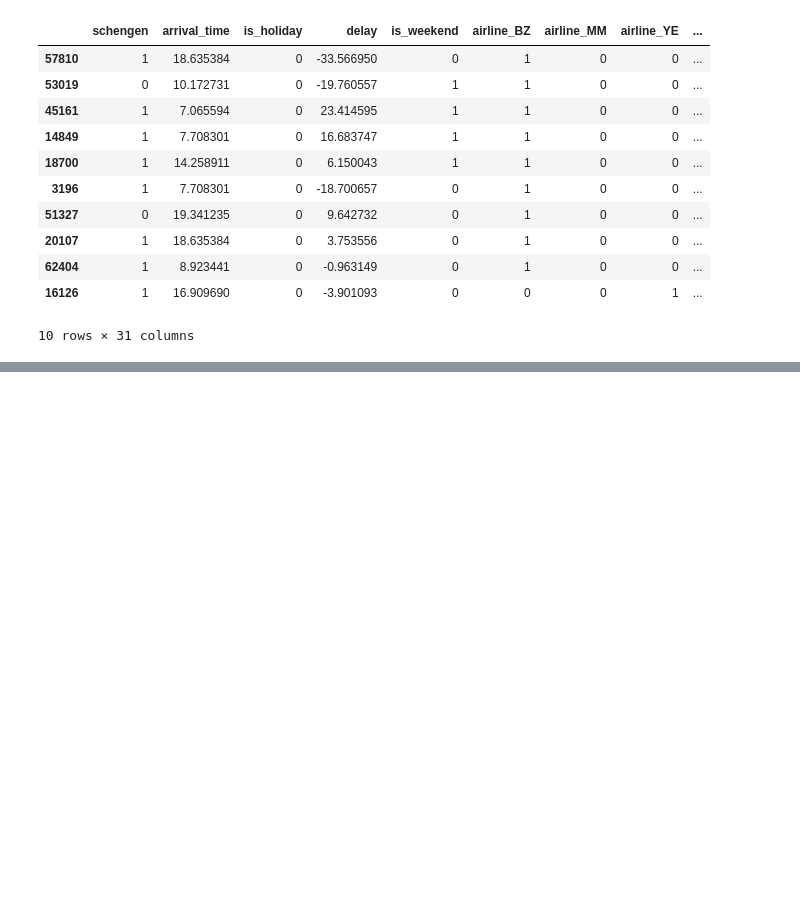
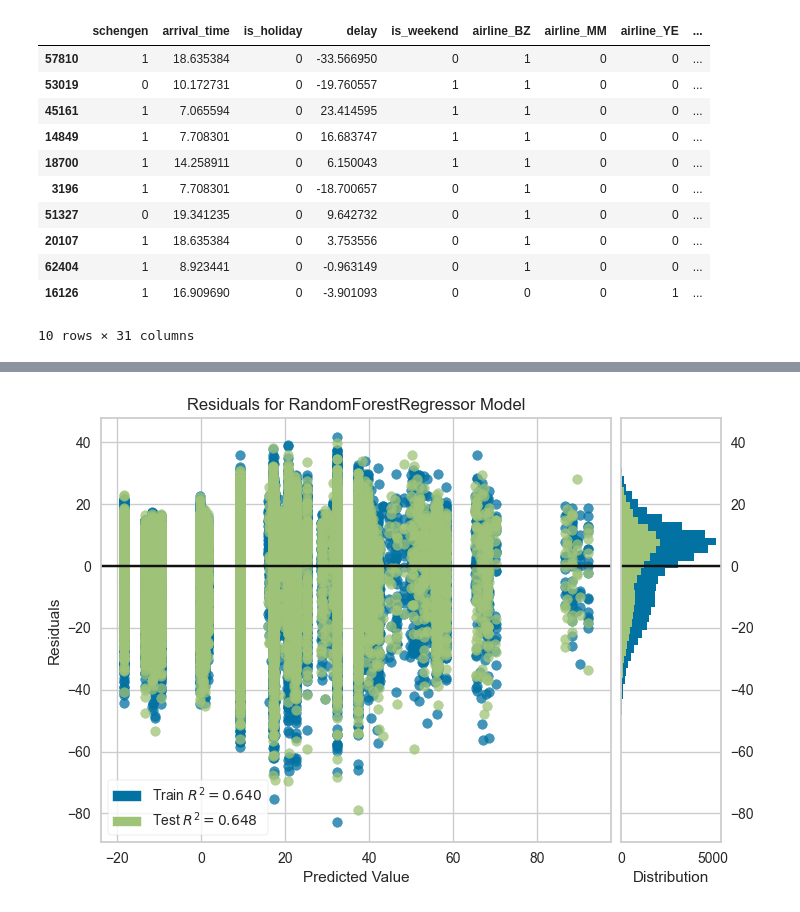
Before and after one commit to jbcodedev/ml-flight-forecast, a Jupyter notebook: ml-flight-forecast.ipynb, the cells around one changed output, grey strips where cells are left out. Saved outputs shown, nothing was run; the diff lists cells and outputs as text; code cells hidden in the pictures; blank space fills up the shorter version.

```diff
--- a/ml-flight-forecast.ipynb
+++ b/ml-flight-forecast.ipynb
@@ -328,0 +391,7 @@ df.sample(10)
+# %%
+# Visualizando residuos del modelo Random Forest
+from yellowbrick.regressor import residuals_plot
+
+viz = residuals_plot(modelo, X_train, y_train, X_test, y_test);
+# %% [output]
+[figure, added]
```
Also changed, not shown: parts of 11 cells of this notebook.
